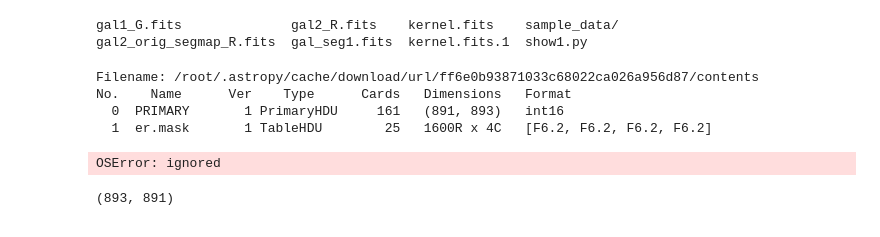
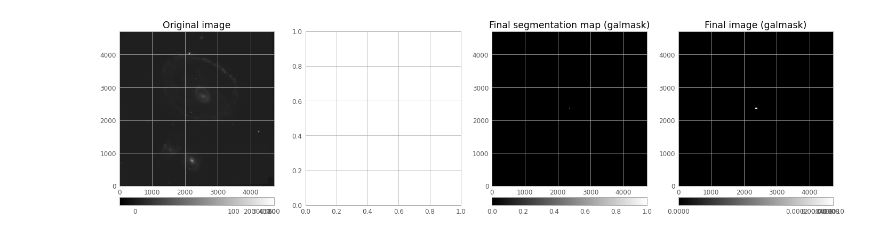
Before and after one commit to barauna-lo/Code_Library, a Jupyter notebook: The_Cartwheel_Galaxy.ipynb, the cells around one changed output. Saved outputs shown, nothing was run; the diff lists cells and outputs as text; code cells hidden in the pictures.

```diff
--- a/The_Cartwheel_Galaxy.ipynb
+++ b/The_Cartwheel_Galaxy.ipynb
@@ -85,6 +98,0 @@ TypeError: ignored
-# %%
-import matplotlib.pyplot as plt
-
-from astropy.visualization import astropy_mpl_style
-
-plt.style.use(astropy_mpl_style)
@@ -96,22 +99,40 @@ image_file = get_pkg_data_filename('tutorials/FITS-images/HorseHead.fits')
-# %%
-ls
-# %% [output]
-gal1_G.fits              gal2_R.fits    kernel.fits    sample_data/
-gal2_orig_segmap_R.fits  gal_seg1.fits  kernel.fits.1  show1.py
-# %%
-fits.info(image_file)
-# %% [output]
-Filename: /root/.astropy/cache/download/url/ff6e0b93871033c68022ca026a956d87/contents
-No.    Name      Ver    Type      Cards   Dimensions   Format
-  0  PRIMARY       1 PrimaryHDU     161   (891, 893)   int16
-  1  er.mask       1 TableHDU        25   1600R x 4C   [F6.2, F6.2, F6.2, F6.2]
+# %%
+fig, ax = plt.subplots(1, 4, figsize=(24, 6))
+
+vmin = min(image.min(), galmasked.min())
+vmax = max(image.max(), galmasked.max())
+
+# fig.suptitle(filepath)
+norm1 = ImageNormalize(image, vmin=vmin, vmax=vmax, stretch=LogStretch())
+im0 = ax[0].imshow(image, norm=norm1, origin='lower', cmap='gray')
+ax[0].set_title("Original image")
+cax0 = axes_colorbar(ax[0])
+fig.colorbar(im0, cax=cax0, orientation='horizontal')
+
+#im1 = ax[1].imshow(objects, origin='lower')
+#ax[1].set_title("Original segmentation map (NoiseChisel)")
+#cax1 = axes_colorbar(ax[1])
+#fig.colorbar(im1, cax=cax1, orientation='horizontal')
+
+im2 = ax[2].imshow(galsegmap, origin='lower', cmap='gray')
+ax[2].set_title("Final segmentation map (galmask)")
+cax2 = axes_colorbar(ax[2])
+fig.colorbar(im2, cax=cax2, orientation='horizontal')
+
+norm2 = ImageNormalize(galmasked, vmin=0, vmax=0.001, stretch=LogStretch())
+im3 = ax[3].imshow(galmasked, norm=norm2, origin='lower', cmap='gray')
+ax[3].set_title("Final image (galmask)")
+cax3 = axes_colorbar(ax[3])
+fig.colorbar(im3, cax=cax3, orientation='horizontal')
+
+plt.savefig('galmask_example1.png', bbox_inches='tight', dpi=400)
+
+plt.show()
+# %% [output]
+[figure, added]
 # %%
-image_file = 'gal2_orig_segmap_R.fits'
+image_file = 'gal1_G.fits'
+image_file = 'gal_seg1.fits'
+image_file =  'kernel.fits'
+image_file = 'jw02727-o002_t062_nircam_clear-f090w_i2d.fits'
 image_data = fits.getdata(image_file)
-# %% [output]
-OSError: ignored
-# %%
-
-print(image_data.shape)
-# %% [output]
-(893, 891)
```
Also changed, not shown: parts of 11 cells of this notebook.
